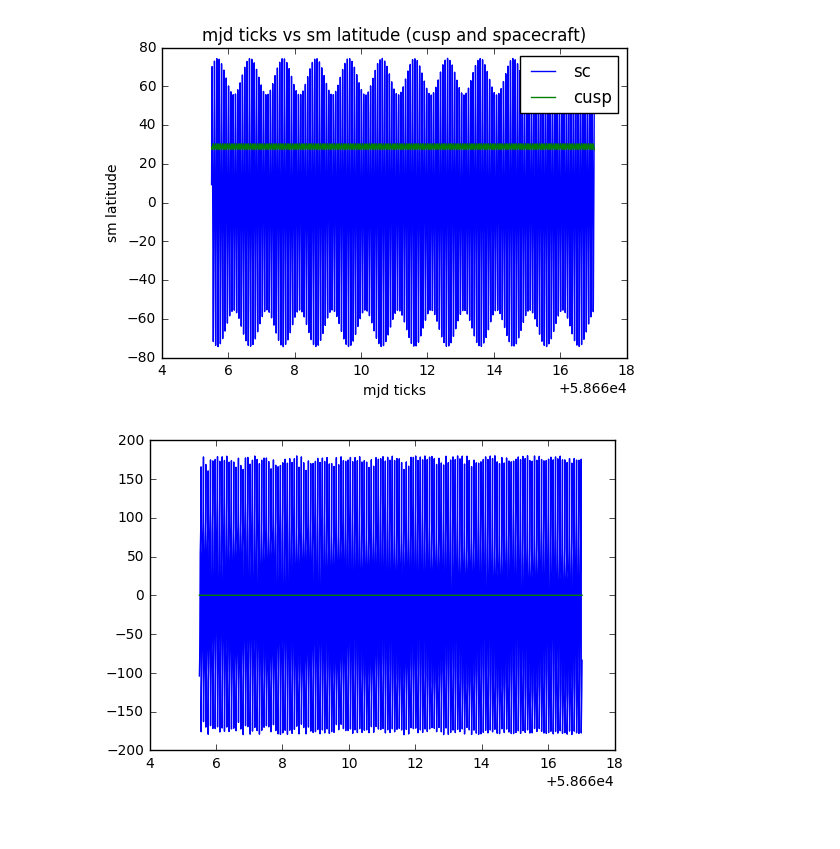
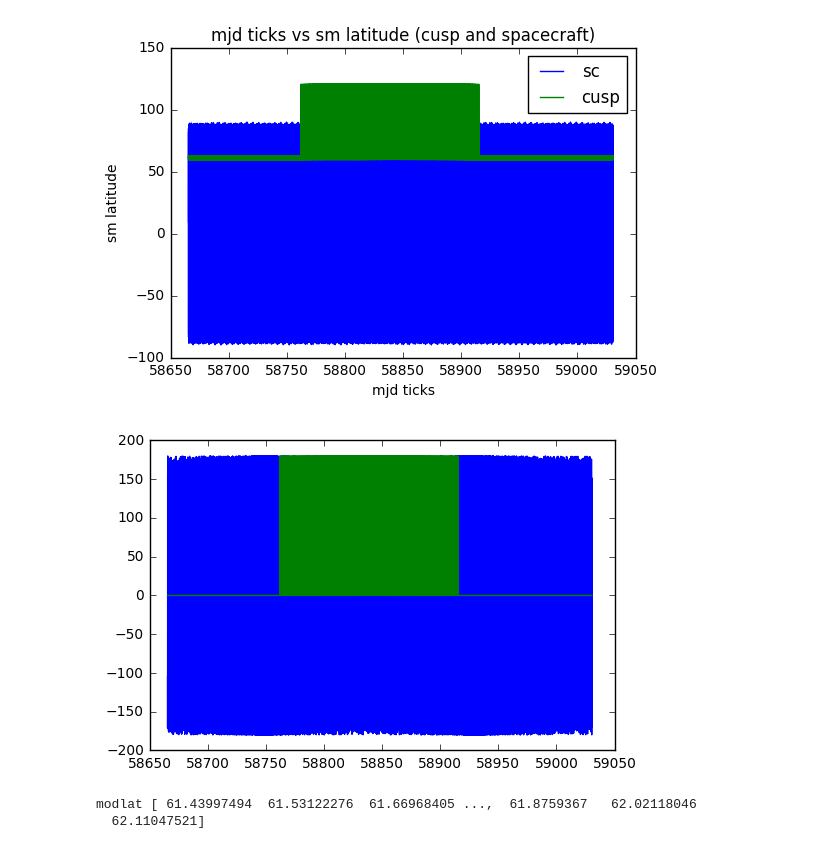
Before and after one commit to fsbr/se3-path-planner, a Jupyter notebook: modularPlanner/Working Cusp Test of Latitude.ipynb, the cells around one changed output. Drawn from its saved outputs; the diff is of its cells as text; code cells hidden in the pictures.

Commit message:
working cusp model for various datasets, need to generate the colormap to fully verify

```diff
--- a/modularPlanner/Working Cusp Test of Latitude.ipynb
+++ b/modularPlanner/Working Cusp Test of Latitude.ipynb
@@ -15,9 +15,11 @@ pathname = '../../data-se3-path-planner/yearData/cuspCrossings2019/'
 sys.path.append(pathname)
 # %%
 # df = pd.read_csv(pathname+'zero_year.csv')
-df = pd.read_csv(pathname+'65_year.csv')
-# df = pd.read_csv(pathname+'jan65.csv')
+# df = pd.read_csv(pathname+'65_year.csv')
+# df = pd.read_csv(pathname+'Jan65.csv')
 # df = pd.read_csv(pathname+'Jan80.csv')
+# df = pd.read_csv(pathname+'Jul65.csv')
+df = pd.read_csv(pathname+'Jul90.csv')
 GMAT_MJD_OFFSET = 29999.5
 t = df['DefaultSC.A1ModJulian'] + GMAT_MJD_OFFSET
 x = df['DefaultSC.gse.X']
@@ -99,22 +104,30 @@ spacecraft_sph = spacecraft.convert('SM','sph')
 cusp_location_sph = cusp_location.convert('SM','sph')
 # %%
 # making the plots
-plt.plot(spacecraft_sph.ticks.MJD[:points],spacecraft_sph.lati[:points],label='sc')
+points = len(spacecraft_sph.ticks.MJD)
+lowBound = 0# 156000
+highBound = points# 166000
+plt.plot(spacecraft_sph.ticks.MJD[lowBound:highBound],spacecraft_sph.lati[lowBound:highBound],label='sc')
 # i was doing 90 - cusp location?
-plt.plot(cusp_location_sph.ticks.MJD[:points], cusp_location_sph.lati[:points],label='cusp')
+plt.plot(cusp_location_sph.ticks.MJD[lowBound:highBound],90-cusp_location_sph.lati[lowBound:highBound],label='cusp')
 plt.legend()
 plt.xlabel('mjd ticks')
 plt.ylabel('sm latitude')
 plt.title('mjd ticks vs sm latitude (cusp and spacecraft)')
 plt.show()
 
 
-plt.plot(spacecraft_sph.ticks.MJD[:points], spacecraft_sph.long[:points],label='sc')
-plt.plot(cusp_location_sph.ticks.MJD[:points], cusp_location_sph.long[:points],label='cusp')
+plt.plot(spacecraft_sph.ticks.MJD[lowBound:highBound], spacecraft_sph.long[lowBound:highBound],label='sc')
+plt.plot(cusp_location_sph.ticks.MJD[lowBound:highBound],cusp_location_sph.long[lowBound:highBound],label='cusp')
 plt.show()
+
+modlat = 90-cusp_location_sph.lati
+print("modlat",modlat)
 # %% [output]
-[figure, old version]
+[figure, new version]
-[figure, old version]
+[figure, new version]
+modlat [ 61.43997494  61.53122276  61.66968405 ...,  61.8759367   62.02118046
+  62.11047521]
 # %%
 # count it up
 count = []
```
Also changed, not shown: parts of 6 cells of this notebook, 2 other files.
